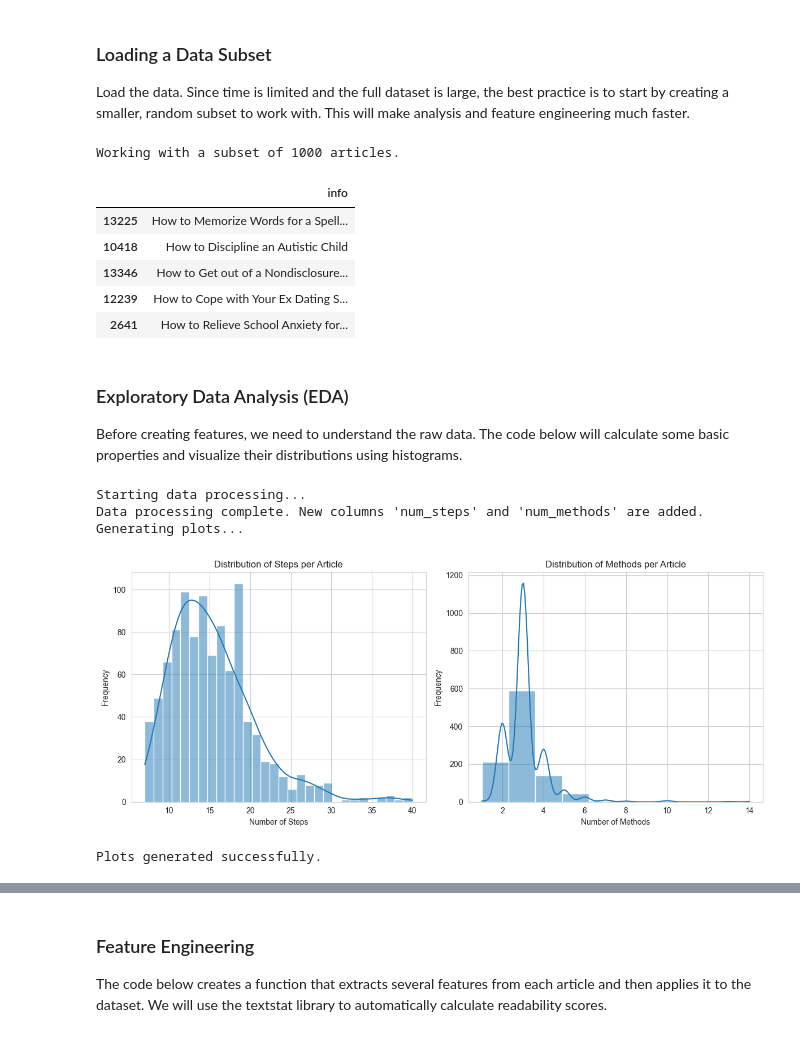
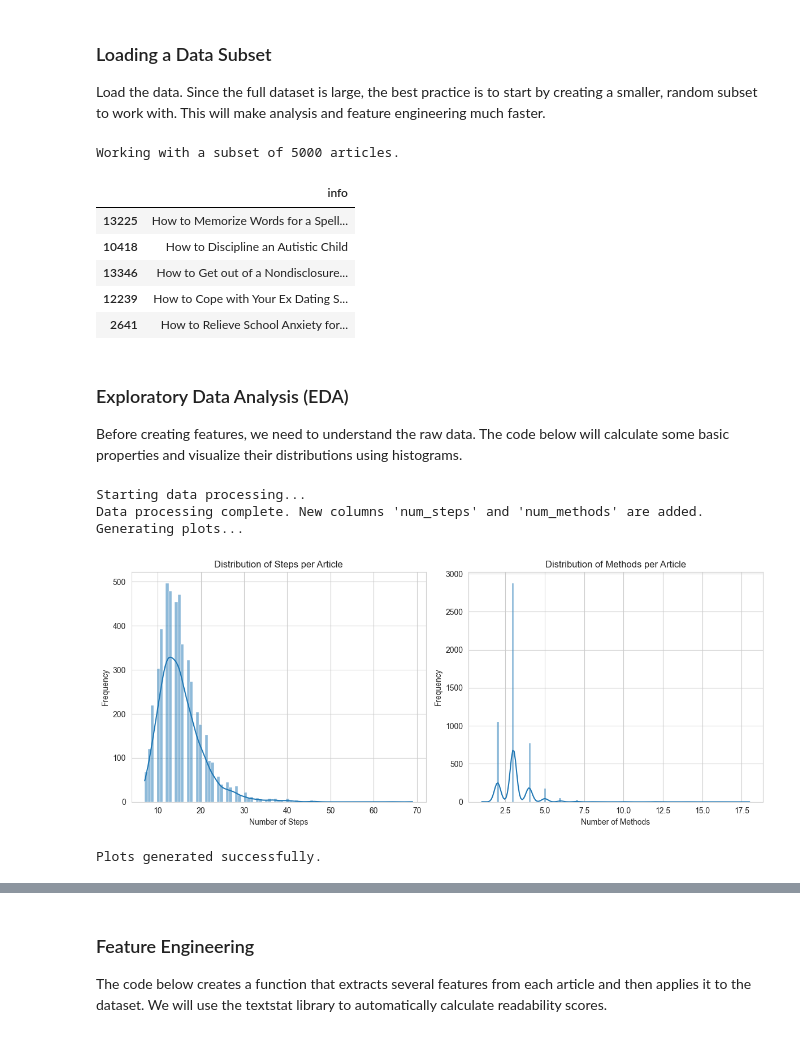
Before and after one commit to marcocastillo865/Instruction-Complexity-Analyzer, a Jupyter notebook: instruction_complexity_analyzer.ipynb, the cells around one changed output, grey strips where cells are left out. Cells and saved outputs as stored; diff of their text form; code cells hidden in the pictures.

Commit message:
added three new features, increased data subset sample size, added two more (linear) models to train/test

```diff
--- a/instruction_complexity_analyzer.ipynb
+++ b/instruction_complexity_analyzer.ipynb
@@ -1,24 +1,23 @@
 # %% [markdown]
 ### Loading a Data Subset
-Load the data. Since time is limited and the full dataset is large, the best practice is to start by creating a smaller, random subset to work with. This will make analysis and feature engineering much faster.
+Load the data. Since the full dataset is large, the best practice is to start by creating a smaller, random subset to work with. This will make analysis and feature engineering much faster.
 # %%
 # Install the required libraries
 # ! pip install -q wikihowunofficialapi textstat
 # %%
 import pandas as pd
-import wikihowunofficialapi as wha
 
 # Load the full dataset from your .pickle file
 full_data = pd.read_pickle('wikihow.pickle')
 
 # Create a smaller, manageable subset of 1000 random articles for now
 # Set a random_state so you get the same subset every time you run it
-data = full_data.sample(n = 1000, random_state = 42)
+data = full_data.sample(n = 5000, random_state = 42)
 # %%
 print(f"Working with a subset of {len(data)} articles.")
 data.head()
 # %% [output]
-Working with a subset of 1000 articles.
+Working with a subset of 5000 articles.
 |  | info |
 | 13225 | How to Memorize Words for a Spell... |
 | 10418 | How to Discipline an Autistic Child |
@@ -59,34 +58,34 @@ for index, row in data.iterrows():
 data['num_steps'] = num_steps_list
 data['num_methods'] = num_methods_list
 print("Data processing complete. New columns 'num_steps' and 'num_methods' are added.")
 
 
 # --- Plotting Step ---
 
 print("Generating plots...")
 sns.set_style("whitegrid")
 plt.figure(figsize=(12, 5))
 
 # Plot for 'num_steps'
 plt.subplot(1, 2, 1)
-sns.histplot(data['num_steps'], bins=30, kde=True)
+sns.histplot(data['num_steps'], bins="auto", kde=True)
 plt.title('Distribution of Steps per Article')
 plt.xlabel('Number of Steps')
 plt.ylabel('Frequency')
 
 # Plot for 'num_methods'
 plt.subplot(1, 2, 2)
-sns.histplot(data['num_methods'], bins=10, kde=True)
+sns.histplot(data['num_methods'], bins="auto", kde=True)
 plt.title('Distribution of Methods per Article')
 plt.xlabel('Number of Methods')
 plt.ylabel('Frequency')
 
 plt.tight_layout()
 plt.show()
 print("Plots generated successfully.")
 # %% [output]
 Starting data processing...
 Data processing complete. New columns 'num_steps' and 'num_methods' are added.
 Generating plots...
-[figure, old version]
+[figure, new version]
 Plots generated successfully.
```
Also changed, not shown: parts of 10 cells of this notebook.
